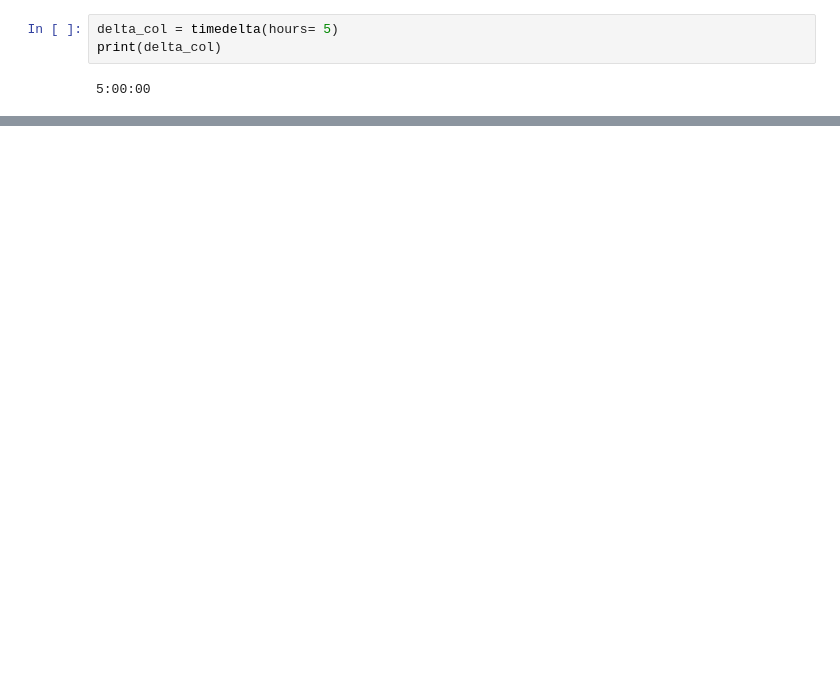
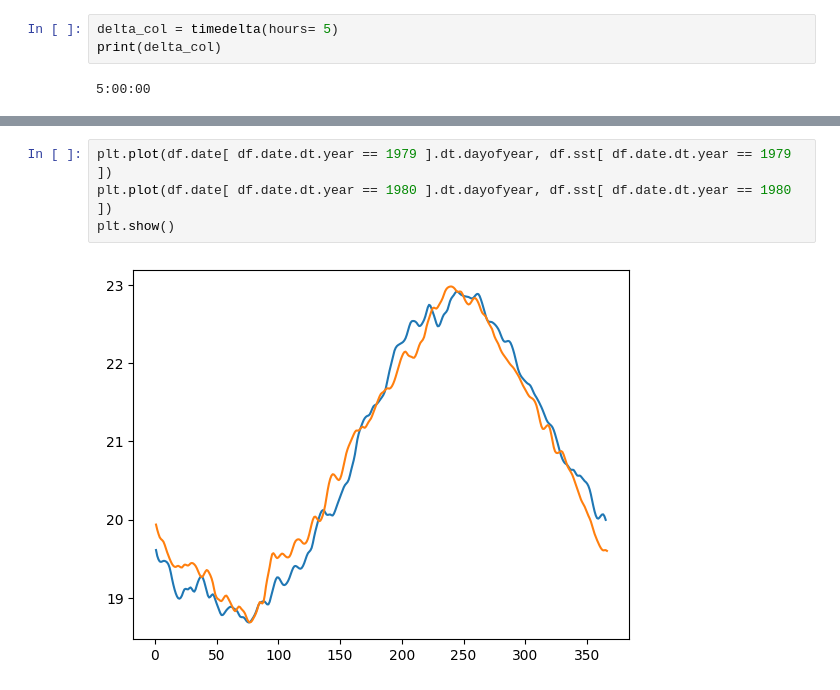
Before and after one commit to JhonZafra/Statistic_Concepts, a Jupyter notebook: SemanaIX/SeriesTiempo.ipynb, the cells around one changed output, grey strips where cells are left out. Saved outputs shown, nothing was run; the diff lists cells and outputs as text; blank space fills up the shorter version.

```diff
--- a/SemanaIX/SeriesTiempo.ipynb
+++ b/SemanaIX/SeriesTiempo.ipynb
@@ -58,0 +242,6 @@ print(delta_col)
+# %%
+plt.plot(df.date[ df.date.dt.year == 1979 ].dt.dayofyear, df.sst[ df.date.dt.year == 1979 ])
+plt.plot(df.date[ df.date.dt.year == 1980 ].dt.dayofyear, df.sst[ df.date.dt.year == 1980 ])
+plt.show()
+# %% [output]
+[figure, added]
```
Also changed, not shown: parts of 38 cells of this notebook.
